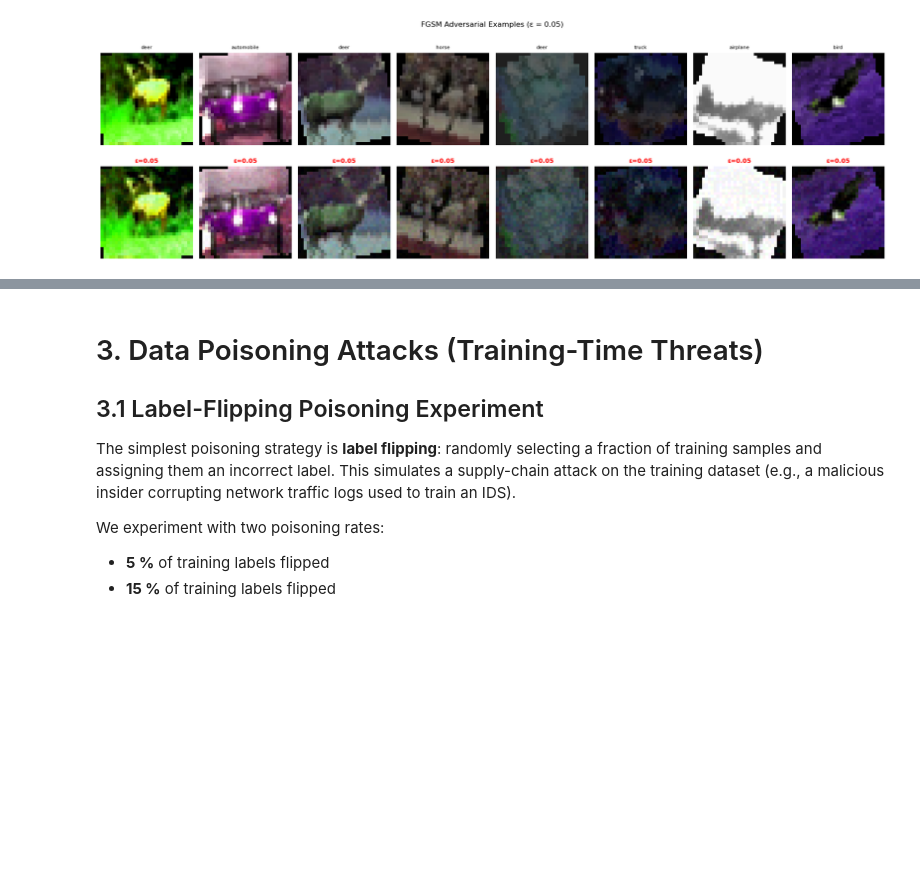
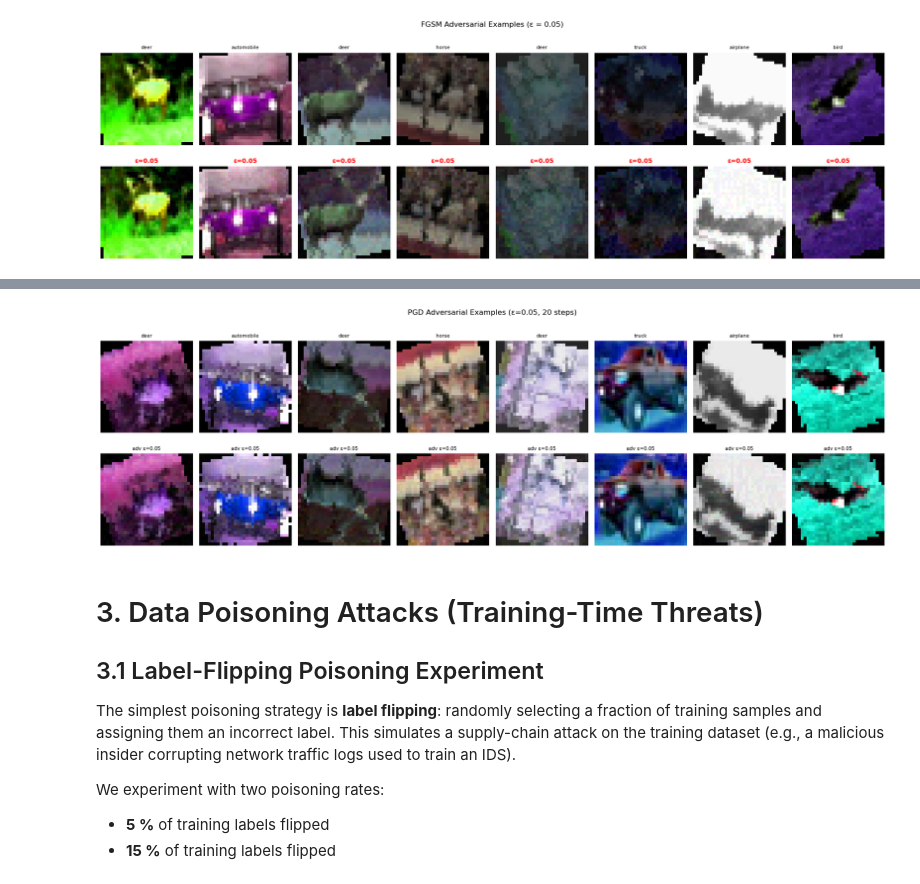
Before and after one commit to ANKOI12/INF6422E---Advanced-Concepts-in-Computer-Security, a Jupyter notebook: Lab 2/Notebook - Lab 2 - INF6422E - 2487137 - 2421549.ipynb, the cells around one changed output, grey strips where cells are left out. Saved outputs shown, nothing was run; the diff lists cells and outputs as text; code cells hidden in the pictures; blank space fills up the shorter version.

```diff
--- a/Lab 2/Notebook - Lab 2 - INF6422E - 2487137 - 2421549.ipynb
+++ b/Lab 2/Notebook - Lab 2 - INF6422E - 2487137 - 2421549.ipynb
@@ -603,3 +737,29 @@ plt.show()
+# %%
+# ── Visualise PGD adversarial examples (ε = 0.05) ────────────────────────
+n_show = 8
+fig, axes = plt.subplots(2, n_show, figsize=(18, 6))
+
+for col in range(n_show):
+    clean_img = denorm(pgd_vis_clean[col]).permute(1, 2, 0).numpy()
+    adv_img   = denorm(pgd_vis_adv[col]).permute(1, 2, 0).numpy()
+    true_lbl  = CLASS_NAMES[pgd_vis_labels[col].item()]
+
+    axes[0, col].imshow(clean_img)
+    axes[0, col].set_title(true_lbl, fontsize=8)
+    axes[0, col].axis('off')
+
+    axes[1, col].imshow(adv_img)
+    axes[1, col].set_title('adv ε=0.05', fontsize=8)
+    axes[1, col].axis('off')
+
+axes[0, 0].set_ylabel('Clean', fontsize=10)
+axes[1, 0].set_ylabel('PGD Adv.', fontsize=10)
+plt.suptitle(f'PGD Adversarial Examples (ε=0.05, {PGD_ITERS} steps)', fontsize=12)
+plt.tight_layout()
+plt.savefig('pgd_examples.png', dpi=150)
+plt.show()
+# %% [output]
+[figure, added]
 # %% [markdown]
 # 3. Data Poisoning Attacks (Training-Time Threats)
 
```
Also changed, not shown: parts of 5 cells of this notebook.
